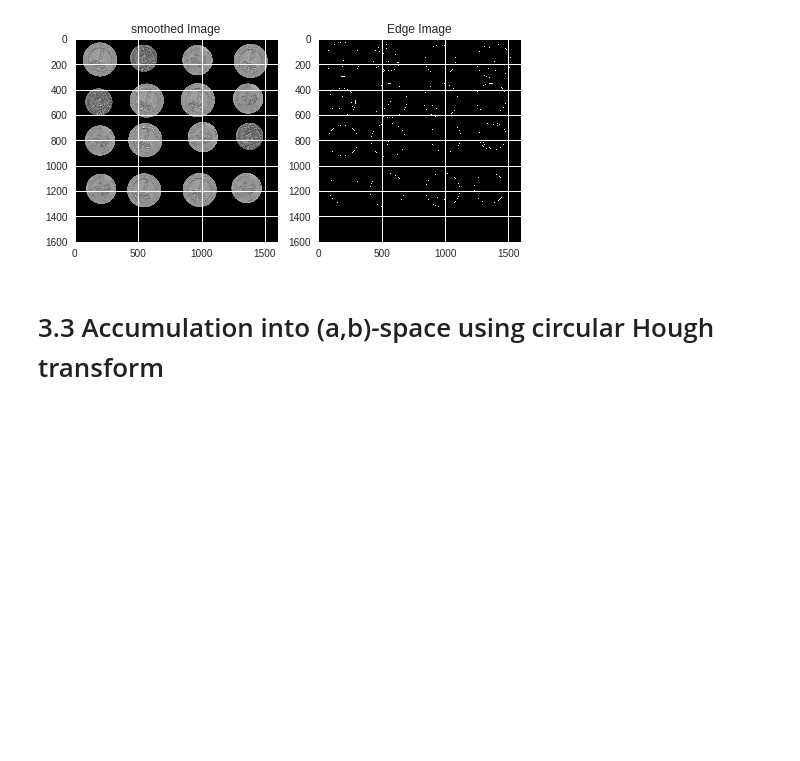
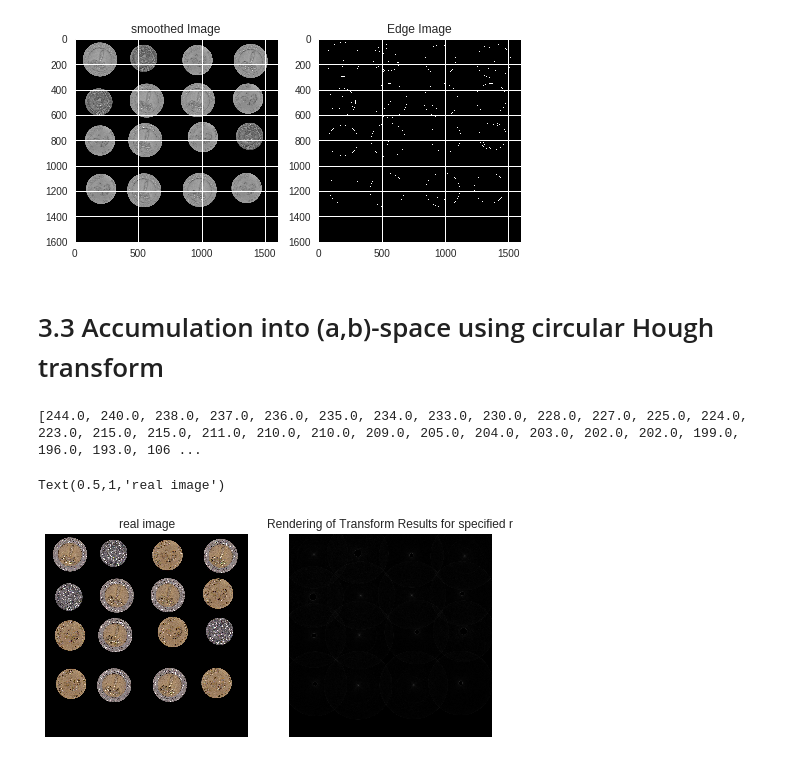
Before and after one commit to yomnabarakate21/Computer-vision-Course-assignments, a Jupyter notebook: assignment3.ipynb, the cells around one changed output. Drawn from its saved outputs; the diff is of its cells as text; code cells hidden in the pictures; blank space fills up the shorter version.

```diff
--- a/assignment3.ipynb
+++ b/assignment3.ipynb
@@ -89,3 +89,31 @@ def HoughTransform(edges, raduis):
           if a>=0 and a < rows and b>=0 and b<cols :
             #increase the vote for this center by one.
             Acc[a][b]+=1
+
+  return Acc
+# %%
+#call Hough transfrom function
+Acc = HoughTransform(edges, 135)
+
+plt.subplot(122),plt.imshow(Acc,cmap = 'gray'),plt.xticks([]), plt.yticks([])
+
+plt.title('Rendering of Transform Results for specified r')
+
+#print the votes for the maximum 30 pixels.
+print(sorted(Acc.flatten(), reverse=True)[0:30])
+
+#get the maximum no of votes obtained for one pixel.
+maximum_val = sorted(Acc.flatten(), reverse=True)[0]
+
+#apply a threshold to indicate which centers will be taken.
+Acc[Acc < maximum_val -50] = 0
+#take the centers that had more votes than threshold to be chosen as centers
+fifty_P_indices = np.transpose (np.nonzero(Acc))
+fifty_P_indices[:,[0,1]] = fifty_P_indices[:,[1,0]]
+
+plt.subplot(121),plt.imshow(img),plt.xticks([]), plt.yticks([])
+plt.title('real image')
+# %% [output]
+[244.0, 240.0, 238.0, 237.0, 236.0, 235.0, 234.0, 233.0, 230.0, 228.0, 227.0, 225.0, 224.0, 223.0, 215.0, 215.0, 211.0, 210.0, 210.0, 209.0, 205.0, 204.0, 203.0, 202.0, 202.0, 199.0, 196.0, 193.0, 106 ...
+Text(0.5,1,'real image')
+[figure, added]
```
